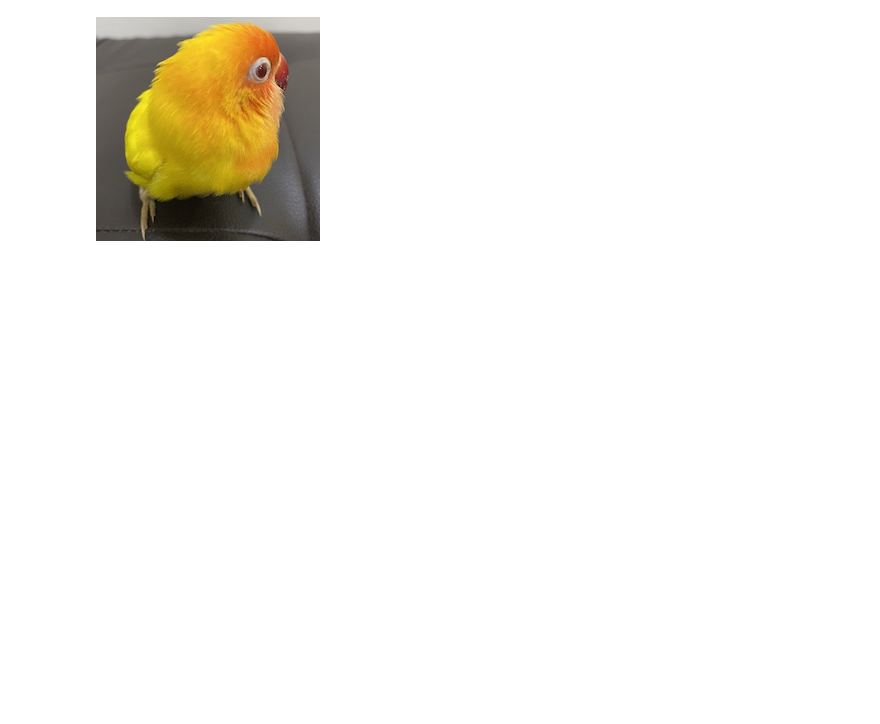
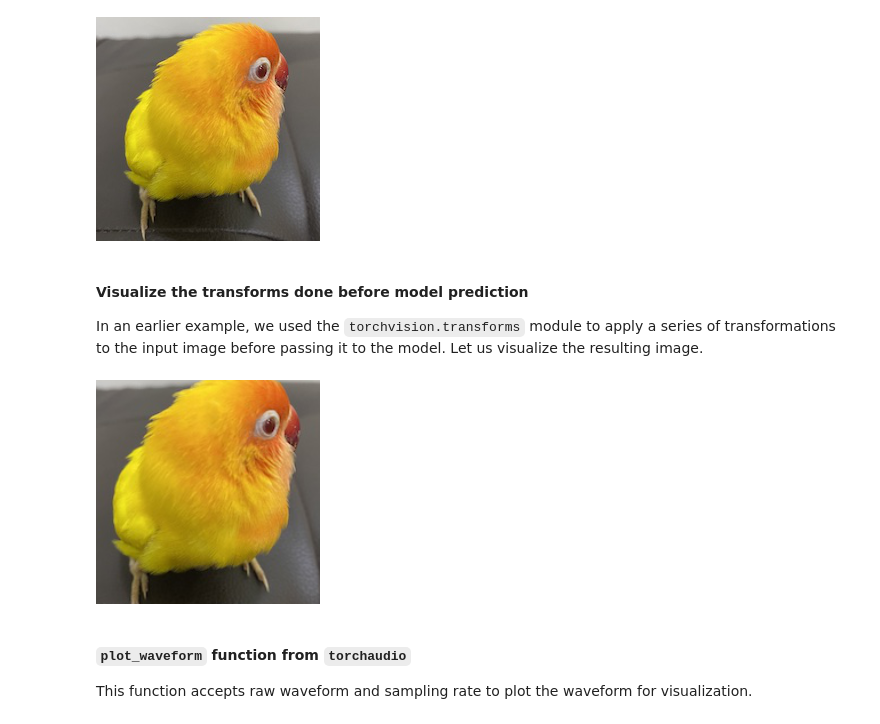
Before and after one commit to roatienza/Deep-Learning-Experiments, a Jupyter notebook: versions/2022/tools/python/input_demo.ipynb, the cells around one changed output. Drawn from its saved outputs; the diff is of its cells as text; code cells hidden in the pictures; blank space fills up the shorter version.

```diff
--- a/versions/2022/tools/python/input_demo.ipynb
+++ b/versions/2022/tools/python/input_demo.ipynb
@@ -11,6 +18,27 @@ img = Image.open("data/birdie2.jpg")
 display(img)
 # %% [output]
 [figure]
+# %% [markdown]
+#### Visualize the transforms done before model prediction
+
+In an earlier example, we used the `torchvision.transforms` module to apply a series of transformations to the input image before passing it to the model. Let us visualize the resulting image.
+# %%
+img = torchvision.io.read_image("data/birdie2.jpg")
+normalize = torchvision.transforms.Normalize(mean=[0.485, 0.456, 0.406],
+                                             std=[0.229, 0.224, 0.225])
+
+img = torchvision.transforms.Resize(256)(img)
+img = torchvision.transforms.CenterCrop(224)(img).float()/255.
+#img = normalize(img)
+img = (img * 255).to(torch.uint8)
+img = torchvision.transforms.ToPILImage()(img)
+display(img)
+# %% [output]
+[figure, added]
+# %% [markdown]
+#### `plot_waveform` function from `torchaudio`
+
+This function accepts raw waveform and sampling rate to plot the waveform for visualization.
 # %%
 def plot_waveform(waveform, sample_rate, title="Waveform", xlim=None, ylim=None):
     waveform = waveform.numpy()
```
Also changed, not shown: parts of 6 cells of this notebook, 1 other file.
